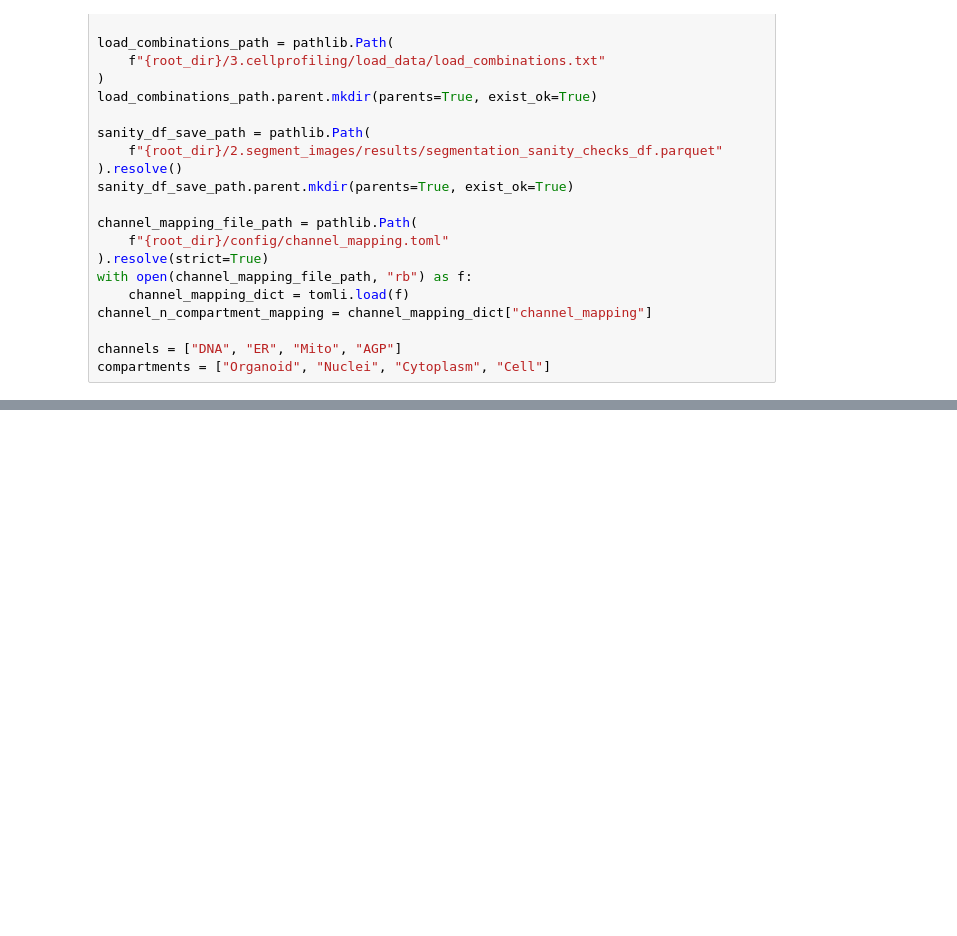
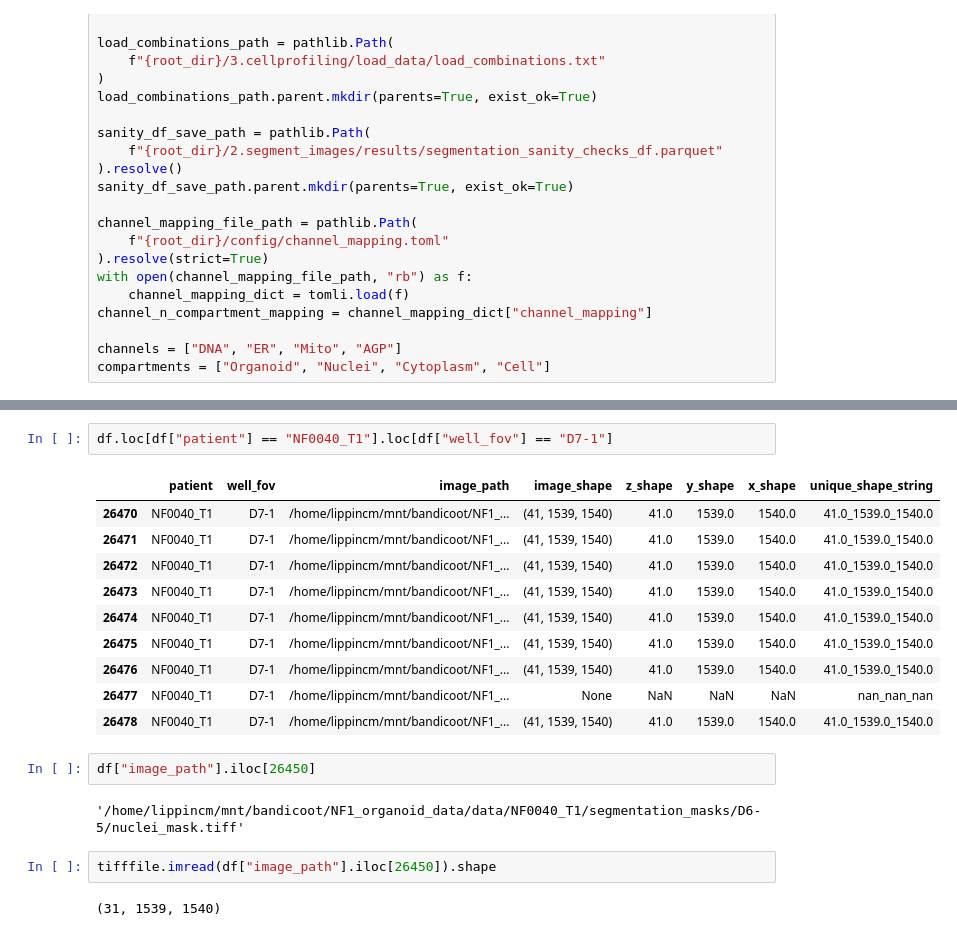
Before and after one commit to WayScience/NF1_3D_organoid_profiling_pipeline, a Jupyter notebook: 2.segment_images/notebooks/segmentation_sanity_checks.ipynb, the cells around one changed output, grey strips where cells are left out. Drawn from its saved outputs; the diff is of its cells as text; blank space fills up the shorter version.

```diff
--- a/2.segment_images/notebooks/segmentation_sanity_checks.ipynb
+++ b/2.segment_images/notebooks/segmentation_sanity_checks.ipynb
@@ -216,0 +239,21 @@ Number of patient/well_fov combinations with mismatched shapes: 104
+# %%
+df.loc[df["patient"] == "NF0040_T1"].loc[df["well_fov"] == "D7-1"]
+# %% [output]
+|  | patient | well_fov | image_path | image_shape | z_shape | y_shape | x_shape | unique_shape_string |
+| 26470 | NF0040_T1 | D7-1 | /home/lippincm/mnt/bandicoot/NF1_... | (41, 1539, 1540) | 41.0 | 1539.0 | 1540.0 | 41.0_1539.0_1540.0 |
+| 26471 | NF0040_T1 | D7-1 | /home/lippincm/mnt/bandicoot/NF1_... | (41, 1539, 1540) | 41.0 | 1539.0 | 1540.0 | 41.0_1539.0_1540.0 |
+| 26472 | NF0040_T1 | D7-1 | /home/lippincm/mnt/bandicoot/NF1_... | (41, 1539, 1540) | 41.0 | 1539.0 | 1540.0 | 41.0_1539.0_1540.0 |
+| 26473 | NF0040_T1 | D7-1 | /home/lippincm/mnt/bandicoot/NF1_... | (41, 1539, 1540) | 41.0 | 1539.0 | 1540.0 | 41.0_1539.0_1540.0 |
+| 26474 | NF0040_T1 | D7-1 | /home/lippincm/mnt/bandicoot/NF1_... | (41, 1539, 1540) | 41.0 | 1539.0 | 1540.0 | 41.0_1539.0_1540.0 |
+| 26475 | NF0040_T1 | D7-1 | /home/lippincm/mnt/bandicoot/NF1_... | (41, 1539, 1540) | 41.0 | 1539.0 | 1540.0 | 41.0_1539.0_1540.0 |
+| 26476 | NF0040_T1 | D7-1 | /home/lippincm/mnt/bandicoot/NF1_... | (41, 1539, 1540) | 41.0 | 1539.0 | 1540.0 | 41.0_1539.0_1540.0 |
+| 26477 | NF0040_T1 | D7-1 | /home/lippincm/mnt/bandicoot/NF1_... | None | NaN | NaN | NaN | nan_nan_nan |
+| 26478 | NF0040_T1 | D7-1 | /home/lippincm/mnt/bandicoot/NF1_... | (41, 1539, 1540) | 41.0 | 1539.0 | 1540.0 | 41.0_1539.0_1540.0 |
+# %%
+df["image_path"].iloc[26450]
+# %% [output]
+'/home/lippincm/mnt/bandicoot/NF1_organoid_data/data/NF0040_T1/segmentation_masks/D6-5/nuclei_mask.tiff'
+# %%
+tifffile.imread(df["image_path"].iloc[26450]).shape
+# %% [output]
+(31, 1539, 1540)
```
Also changed, not shown: parts of 5 cells of this notebook, 8 other files.
